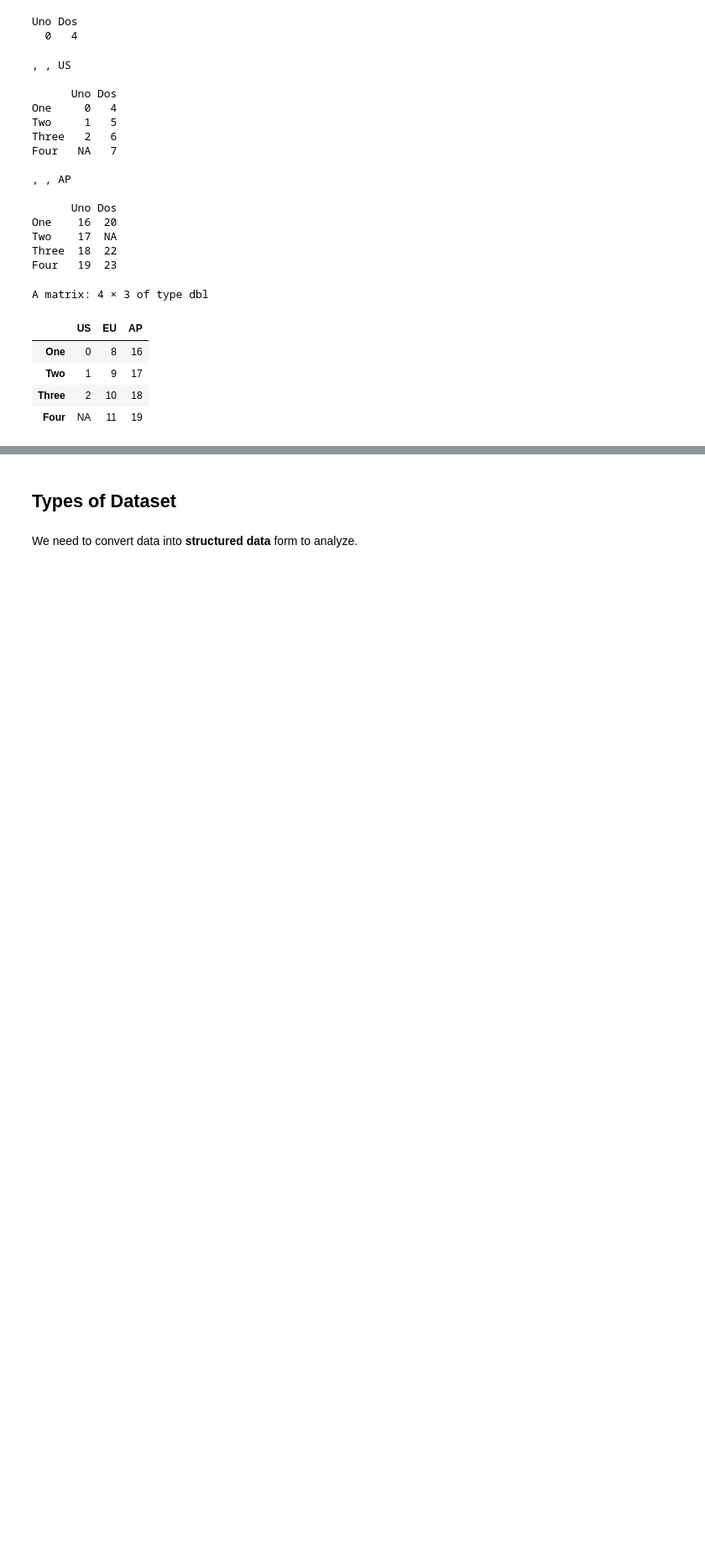
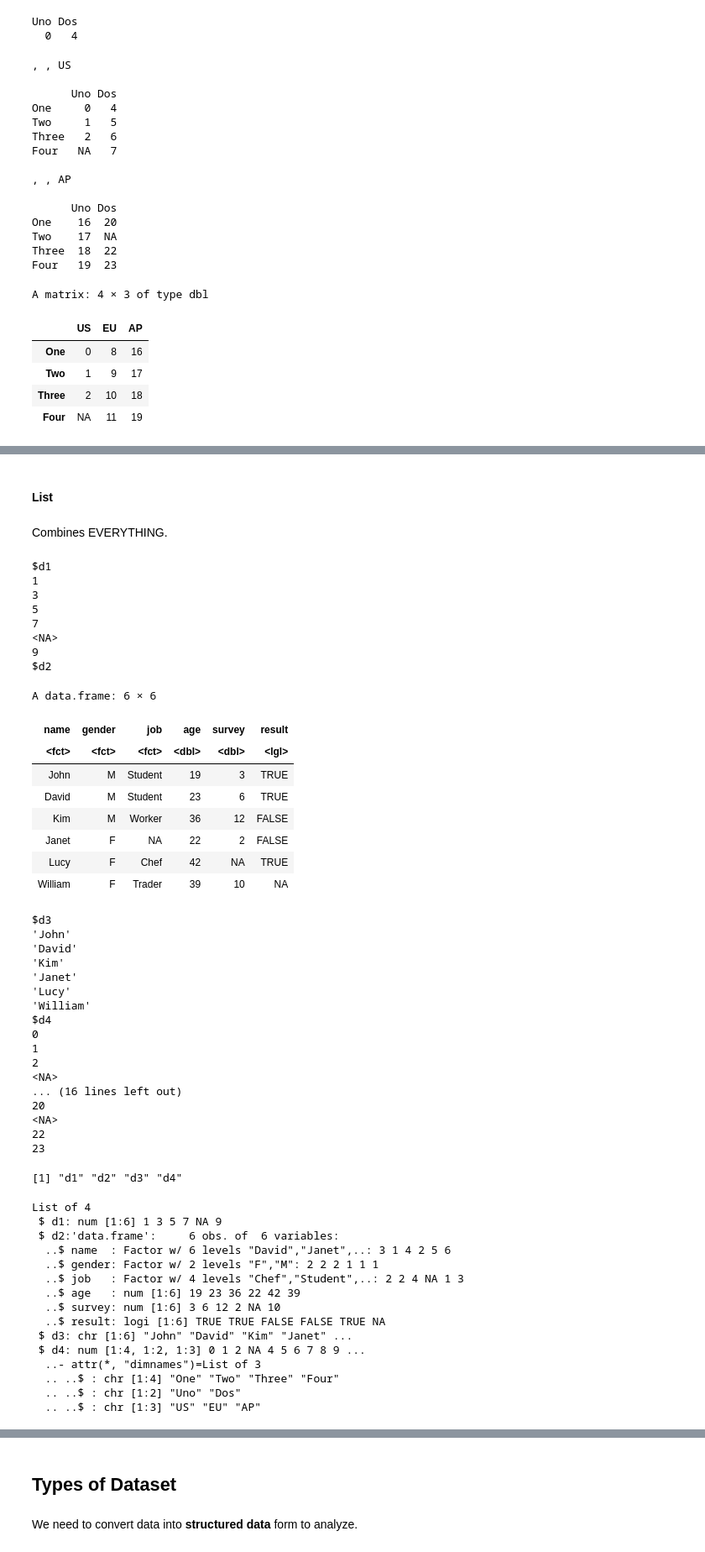
Before and after one commit to hwuiwon/data-analysis-study, a Jupyter notebook: Data_Analysis_Study.ipynb, the cells around one changed output, grey strips where cells are left out. Shown: that part at 84% size. Cells and saved outputs as stored; diff of their text form; code cells hidden in the pictures; blank space fills up the shorter version.

```diff
--- a/Data_Analysis_Study.ipynb
+++ b/Data_Analysis_Study.ipynb
@@ -250,0 +382,64 @@ A matrix: 4 × 3 of type dbl
+# %% [markdown]
+#### **List**
+# %% [markdown]
+Combines EVERYTHING.
+# %%
+mydata <- list(d1 = a, d2 = customer, d3 = name, d4 = arr1)
+mydata
+
+# Show list of data objects in list
+names(mydata)
+
+# See structures of data objects in list
+str(mydata)
+# %% [output]
+$d1
+1
+3
+5
+7
+<NA>
+9
+$d2
+A data.frame: 6 × 6
+| name | gender | job | age | survey | result |
+| <fct> | <fct> | <fct> | <dbl> | <dbl> | <lgl> |
+| John | M | Student | 19 | 3 | TRUE |
+| David | M | Student | 23 | 6 | TRUE |
+| Kim | M | Worker | 36 | 12 | FALSE |
+| Janet | F | NA | 22 | 2 | FALSE |
+| Lucy | F | Chef | 42 | NA | TRUE |
+| William | F | Trader | 39 | 10 | NA |
+$d3
+'John'
+'David'
+'Kim'
+'Janet'
+'Lucy'
+'William'
+$d4
+0
+1
+2
+<NA>
+... (16 lines left out)
+20
+<NA>
+22
+23
+[1] "d1" "d2" "d3" "d4"
+List of 4
+ $ d1: num [1:6] 1 3 5 7 NA 9
+ $ d2:'data.frame':     6 obs. of  6 variables:
+  ..$ name  : Factor w/ 6 levels "David","Janet",..: 3 1 4 2 5 6
+  ..$ gender: Factor w/ 2 levels "F","M": 2 2 2 1 1 1
+  ..$ job   : Factor w/ 4 levels "Chef","Student",..: 2 2 4 NA 1 3
+  ..$ age   : num [1:6] 19 23 36 22 42 39
+  ..$ survey: num [1:6] 3 6 12 2 NA 10
+  ..$ result: logi [1:6] TRUE TRUE FALSE FALSE TRUE NA
+ $ d3: chr [1:6] "John" "David" "Kim" "Janet" ...
+ $ d4: num [1:4, 1:2, 1:3] 0 1 2 NA 4 5 6 7 8 9 ...
+  ..- attr(*, "dimnames")=List of 3
+  .. ..$ : chr [1:4] "One" "Two" "Three" "Four"
+  .. ..$ : chr [1:2] "Uno" "Dos"
+  .. ..$ : chr [1:3] "US" "EU" "AP"
```
Also changed, not shown: parts of 9 cells of this notebook.
